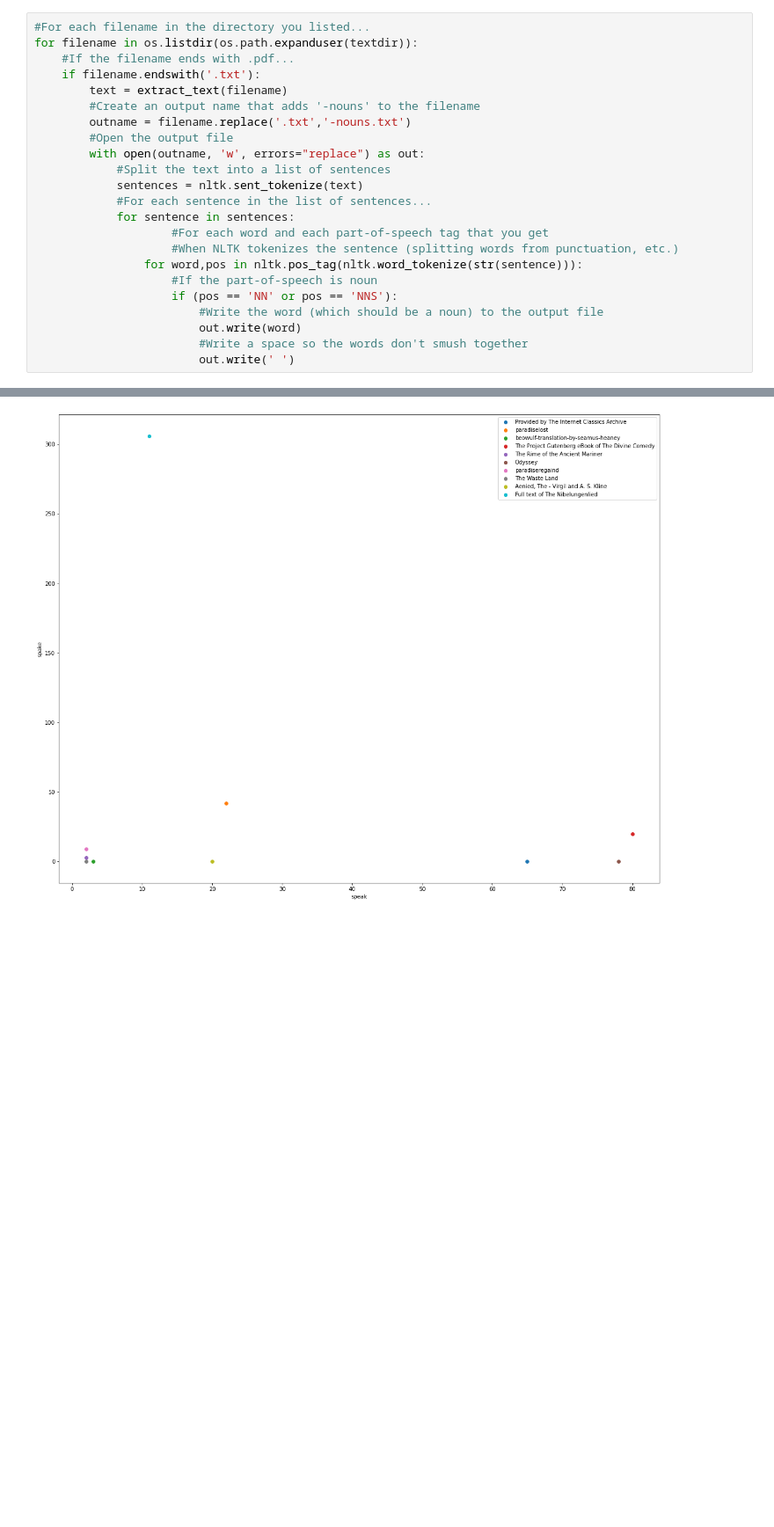
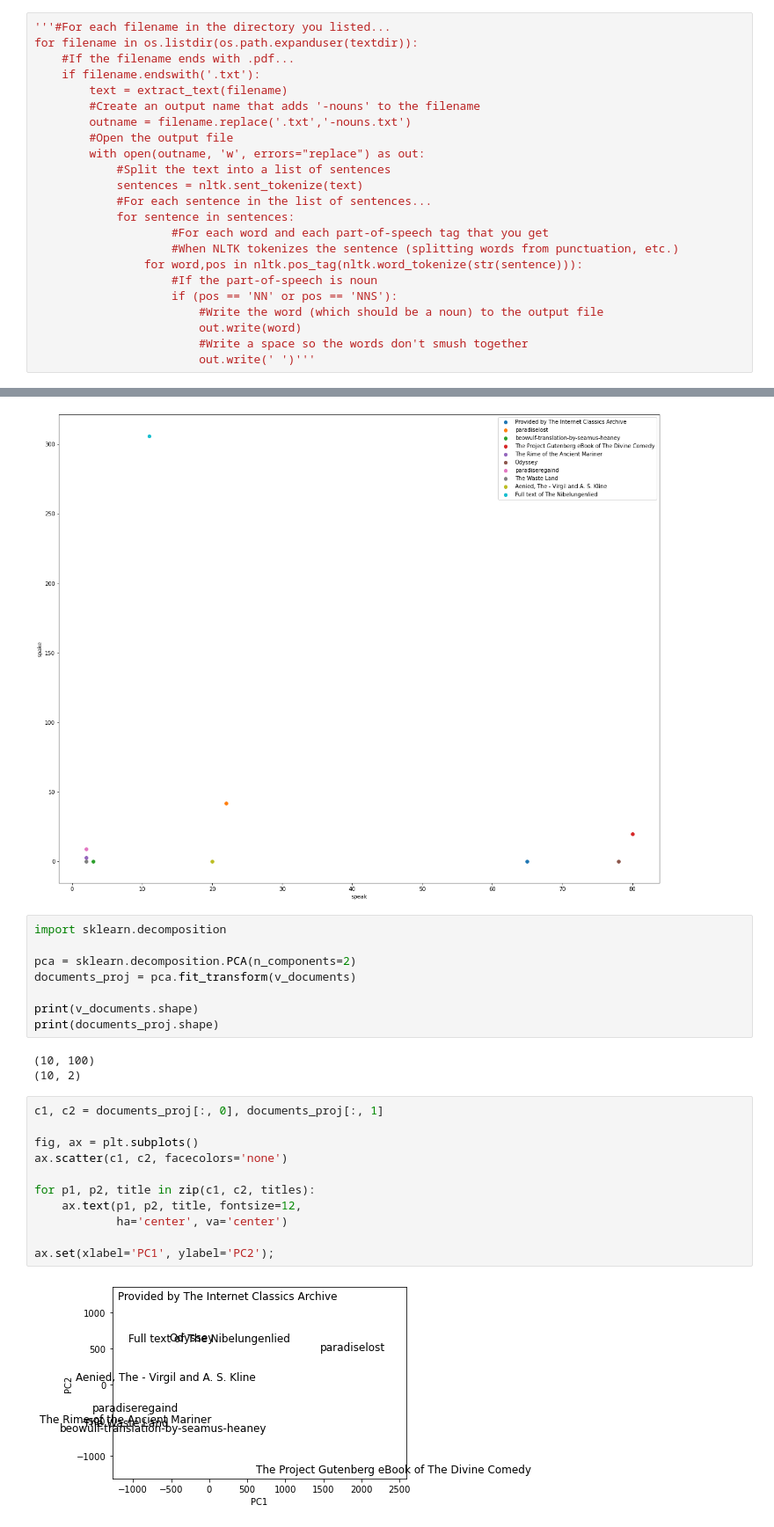
Before and after one commit to smargarink/DesignDev, a Jupyter notebook: exercises/exercise_eleven.ipynb, the cells around one changed output, grey strips where cells are left out. Shown: that part at 88% size. Saved outputs shown, nothing was run; the diff lists cells and outputs as text; blank space fills up the shorter version.

```diff
--- a/exercises/exercise_eleven.ipynb
+++ b/exercises/exercise_eleven.ipynb
@@ -47,7 +47,7 @@ nltk.download('averaged_perceptron_tagger')
 [nltk_data]       date!
 True
 # %%
-#For each filename in the directory you listed...
+'''#For each filename in the directory you listed...
 for filename in os.listdir(os.path.expanduser(textdir)):
     #If the filename ends with .pdf...
     if filename.endswith('.txt'):
@@ -68,5 +68,5 @@ for filename in os.listdir(os.path.expanduser(textdir)):
                         #Write the word (which should be a noun) to the output file
                         out.write(word)
                         #Write a space so the words don't smush together
-                        out.write(' ')
+                        out.write(' ')'''
 # %% [output]
@@ -143,3 +143,27 @@ ax.set(xlabel='speak', ylabel='spake')
 plt.legend();
 # %% [output]
 [figure]
+# %%
+import sklearn.decomposition
+
+pca = sklearn.decomposition.PCA(n_components=2)
+documents_proj = pca.fit_transform(v_documents)
+
+print(v_documents.shape)
+print(documents_proj.shape)
+# %% [output]
+(10, 100)
+(10, 2)
+# %%
+c1, c2 = documents_proj[:, 0], documents_proj[:, 1]
+
+fig, ax = plt.subplots()
+ax.scatter(c1, c2, facecolors='none')
+
+for p1, p2, title in zip(c1, c2, titles):
+    ax.text(p1, p2, title, fontsize=12,
+            ha='center', va='center')
+
+ax.set(xlabel='PC1', ylabel='PC2');
+# %% [output]
+[figure, added]
```
Also changed, not shown: parts of 1 cell of this notebook.
